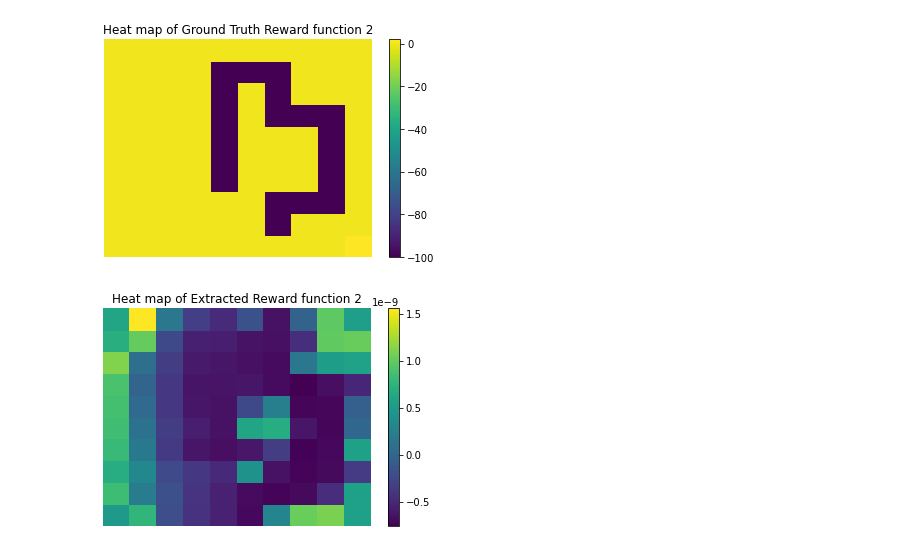
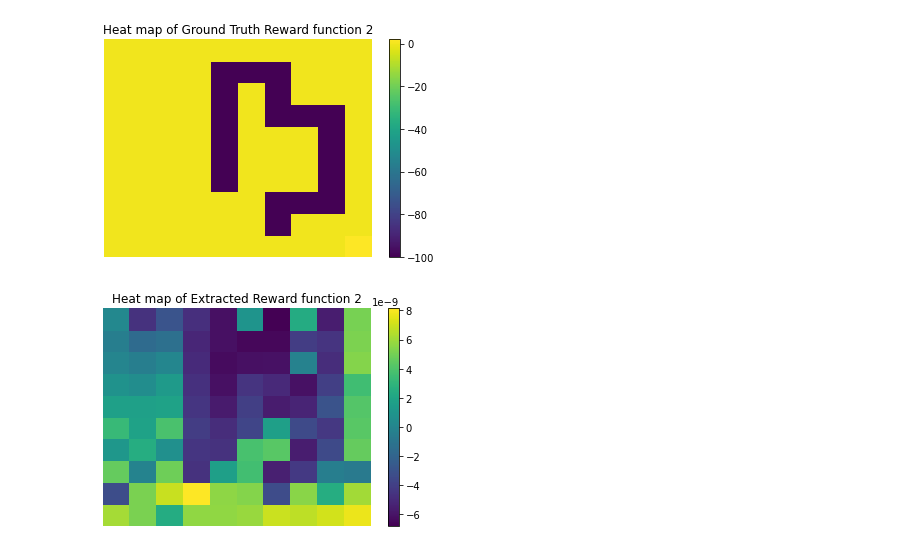
Before and after one commit to willytai/EE232E-2022-Spring, a Jupyter notebook: project3/q20_25.ipynb, the cells around one changed output. Cells and saved outputs as stored; diff of their text form; code cells hidden in the pictures.

```diff
--- a/project3/q20_25.ipynb
+++ b/project3/q20_25.ipynb
@@ -27,19 +27,19 @@ N:  32
 # %%
 # Question 20
 plt.pcolor(np.flipud(reward_states.reshape((10,10)).T), vmax=2)
 plt.colorbar()
 plt.axis('off')
 plt.title('Heat map of Ground Truth Reward function 2')
 plt.show()
-
+R = irl(policy, gw2, lambdas[np.argmax(acclist)], discount, 1.0)
 plt.pcolor(np.flipud(R.reshape((10,10)).T))
 plt.colorbar()
 plt.axis('off')
 plt.title('Heat map of Extracted Reward function 2')
 plt.show()
 # %% [output]
 [figure]
-[figure, old version]
+[figure, new version]
 # %%
 # Question 21
 R = irl(policy, gw2, lambdas[np.argmax(acclist)], discount, 1.0)
```
Also changed, not shown: parts of 5 cells of this notebook.
